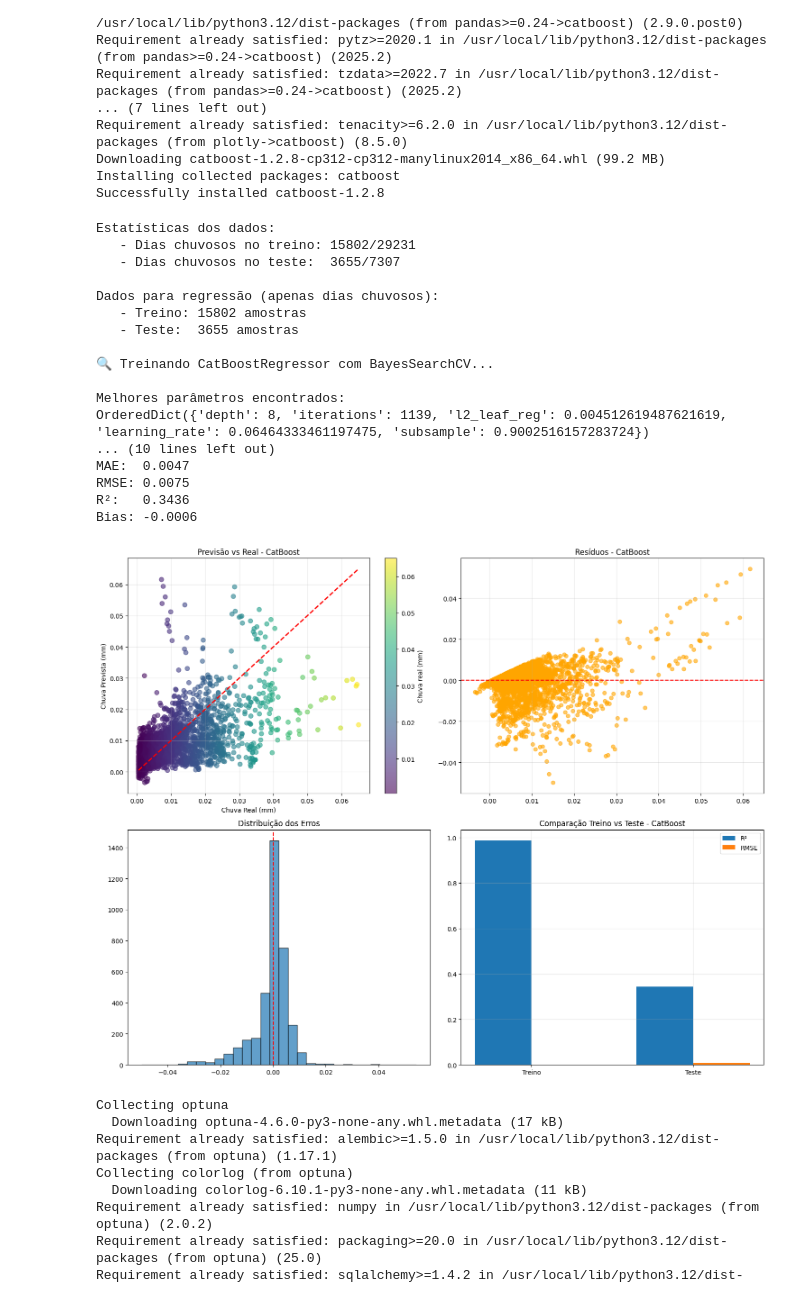
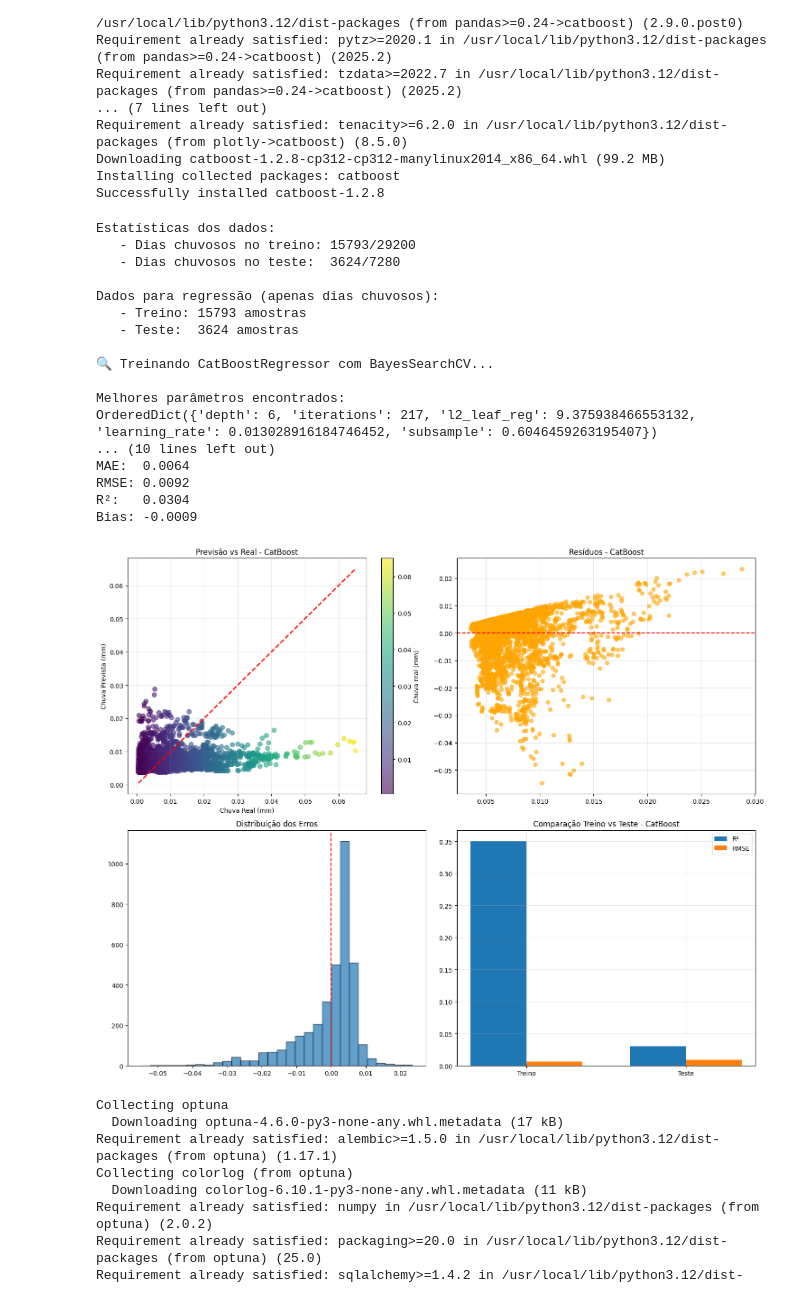
Before and after one commit to Alilson2/Projeto_IA, a Jupyter notebook: Projeto_IA.ipynb, the cells around one changed output. Drawn from its saved outputs; the diff is of its cells as text; code cells hidden in the pictures.

```diff
--- a/Projeto_IA.ipynb
+++ b/Projeto_IA.ipynb
@@ -428,0 +412,12 @@ df_diario_test = df_diario_test.dropna(subset=["tp_last"])
+# %%
+# shift por pixel
+df_diario['tp_next'] = (
+    df_diario.groupby(['latitude', 'longitude'])['tp_last'].shift(-1)
+)
+
+df_diario = df_diario.dropna(subset=['tp_next'])
+
+split_date = df_diario['data'].quantile(0.8)   # 80% do período
+
+df_diario_train = df_diario[df_diario['data'] <= split_date].copy()
+df_diario_test  = df_diario[df_diario['data'] >  split_date].copy()
@@ -429,15 +438,15 @@ df_diario_test = df_diario_test.dropna(subset=["tp_last"])
 # %%
-def separar_dados(df_diario, limiar = 0.0005):
-  X = df_diario.drop(['tp_last'], axis=1)
-  y = df_diario['tp_last'].copy()
+def separar_dados(df_diario, limiar=0.0005):
+    X = df_diario.drop(['tp_next'], axis=1)
+    y = df_diario['tp_next'].copy()
 
-  ind_sem_chuva = np.where(y <= limiar)[0]
-  ind_com_chuva = np.where(y > limiar)[0]
+    # Classe binária
+    y_class = (y > limiar).astype(int)
 
-  y.iloc[ind_sem_chuva] = 0
-  y.iloc[ind_com_chuva] = 1
+    # Valores contínuos originais (para regressão)
+    y_reg = y.copy()
 
-  return X, y
+    return X,y_reg
 # %%
 from sklearn.preprocessing import StandardScaler
 X_test_raw, y_test = separar_dados(df_diario_test)
@@ -894,8 +898,8 @@ import matplotlib.pyplot as plt
 # 1. Prepara dados (mesma estrutura que você já usava)
 # ==========================================================
 
-y_train_original = df_diario_train['tp_last'].copy()
-y_test_original  = df_diario_test['tp_last'].copy()
+y_train_original = y_train
+y_test_original = y_test
 
 limiar = 0.0005
 mask_train_chuva = y_train_original > limiar
@@ -1027,43 +1031,43 @@ axes[1,0].hist(residuos, bins=30, alpha=0.7, edgecolor='black')
 axes[1,0].axvline(0, color='red', linestyle='--')
 axes[1,0].set_title("Distribuição dos Erros")
 
 # 4. Comparação treino vs teste
 models = ["Treino", "Teste"]
 r2_scores = [r2_train, r2_test]
 rmse_scores = [rmse_train, rmse_test]
 
 x_pos = np.arange(len(models))
 width = 0.35
 
 axes[1,1].bar(x_pos - width/2, r2_scores, width, label='R²')
 axes[1,1].bar(x_pos + width/2, rmse_scores, width, label='RMSE')
 axes[1,1].set_title("Comparação Treino vs Teste - CatBoost")
 axes[1,1].set_xticks(x_pos)
 axes[1,1].set_xticklabels(models)
 axes[1,1].legend()
 axes[1,1].grid(True, alpha=0.3)
 
 plt.tight_layout()
 plt.show()
 # %% [output]
 Estatísticas dos dados:
-   - Dias chuvosos no treino: 15802/29231
-   - Dias chuvosos no teste:  3655/7307
+   - Dias chuvosos no treino: 15793/29200
+   - Dias chuvosos no teste:  3624/7280
 
 Dados para regressão (apenas dias chuvosos):
-   - Treino: 15802 amostras
-   - Teste:  3655 amostras
+   - Treino: 15793 amostras
+   - Teste:  3624 amostras
 
 🔍 Treinando CatBoostRegressor com BayesSearchCV...
 
 Melhores parâmetros encontrados:
-OrderedDict({'depth': 8, 'iterations': 1139, 'l2_leaf_reg': 0.004512619487621619, 'learning_rate': 0.06464333461197475, 'subsample': 0.9002516157283724})
+OrderedDict({'depth': 6, 'iterations': 217, 'l2_leaf_reg': 9.375938466553132, 'learning_rate': 0.013028916184746452, 'subsample': 0.6046459263195407})
 ... (10 lines left out)
-MAE:  0.0047
-RMSE: 0.0075
-R²:   0.3436
-Bias: -0.0006
+MAE:  0.0064
+RMSE: 0.0092
+R²:   0.0304
+Bias: -0.0009
-[figure, old version]
+[figure, new version]
 # %%
 !pip install optuna
 # %% [output]
```
Also changed, not shown: parts of 8 cells of this notebook.
